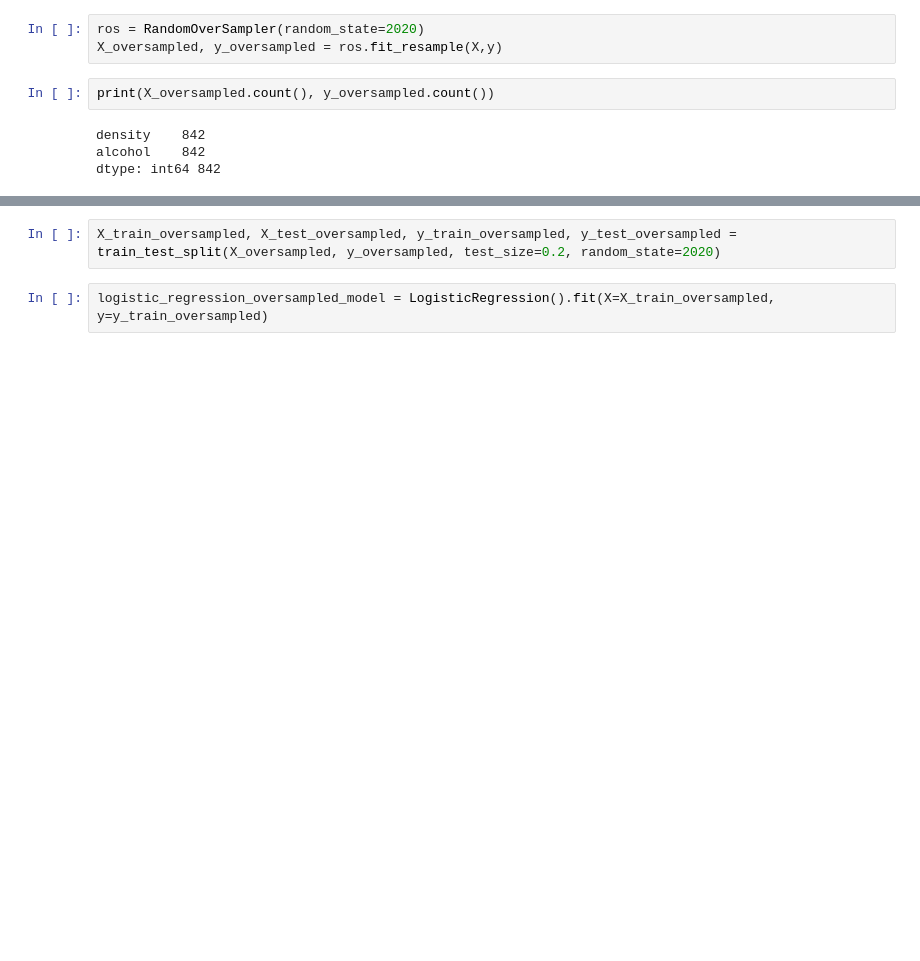
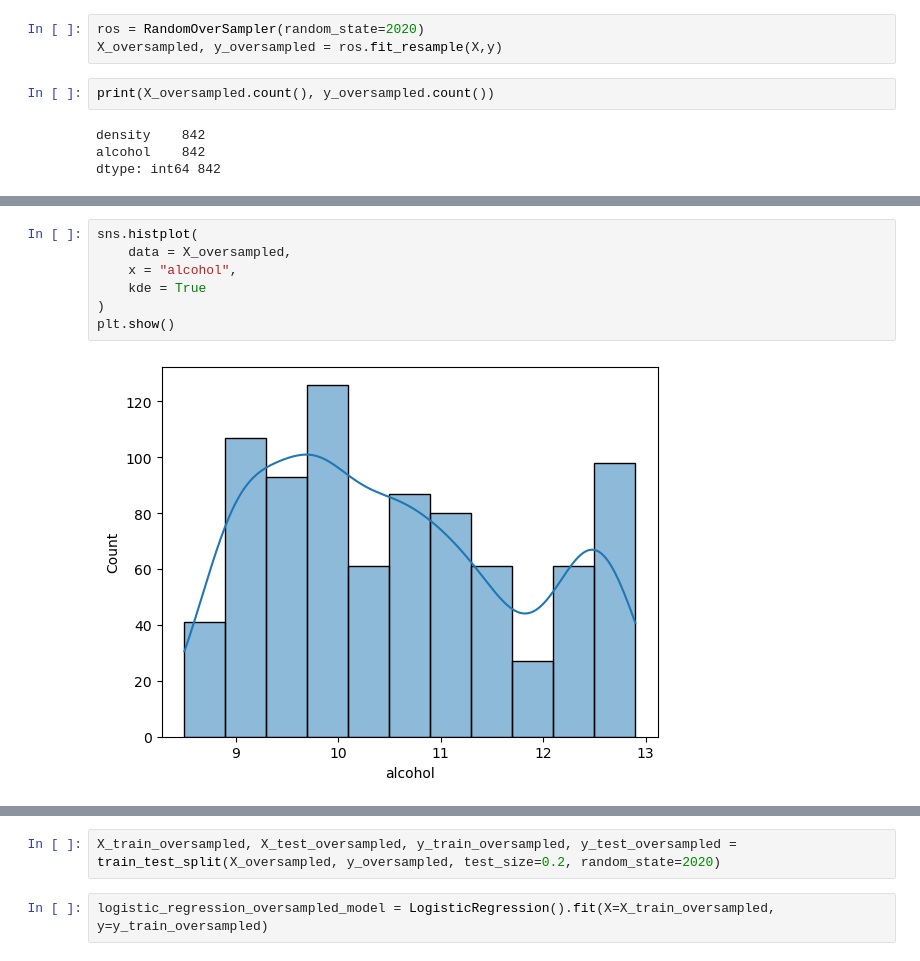
Before and after one commit to alhamfebian/purwadhika-jcdsol, a Jupyter notebook: Modul 3/Session 2 - Regression/Imbalance Classification/ImbalanceClassification.ipynb, the cells around one changed output, grey strips where cells are left out. Saved outputs shown, nothing was run; the diff lists cells and outputs as text; blank space fills up the shorter version.

```diff
--- a/Modul 3/Session 2 - Regression/Imbalance Classification/ImbalanceClassification.ipynb
+++ b/Modul 3/Session 2 - Regression/Imbalance Classification/ImbalanceClassification.ipynb
@@ -146,0 +171,9 @@ dtype: int64 842
+# %%
+sns.histplot(
+    data = X_oversampled,
+    x = "alcohol",
+    kde = True
+)
+plt.show()
+# %% [output]
+[figure, added]
```
Also changed, not shown: parts of 17 cells of this notebook, 19 other files.
